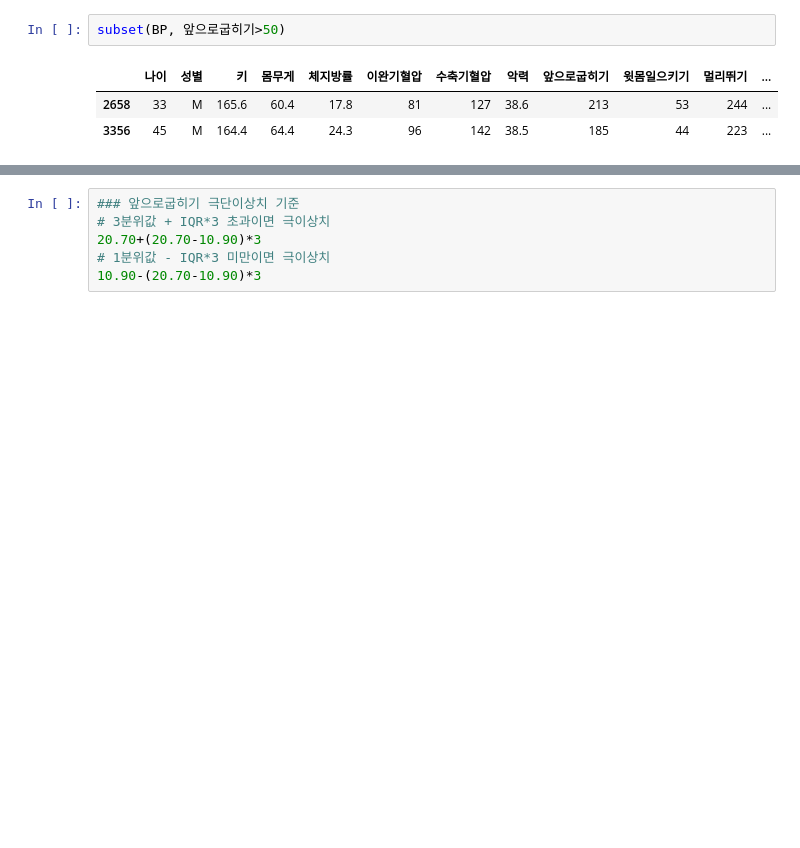
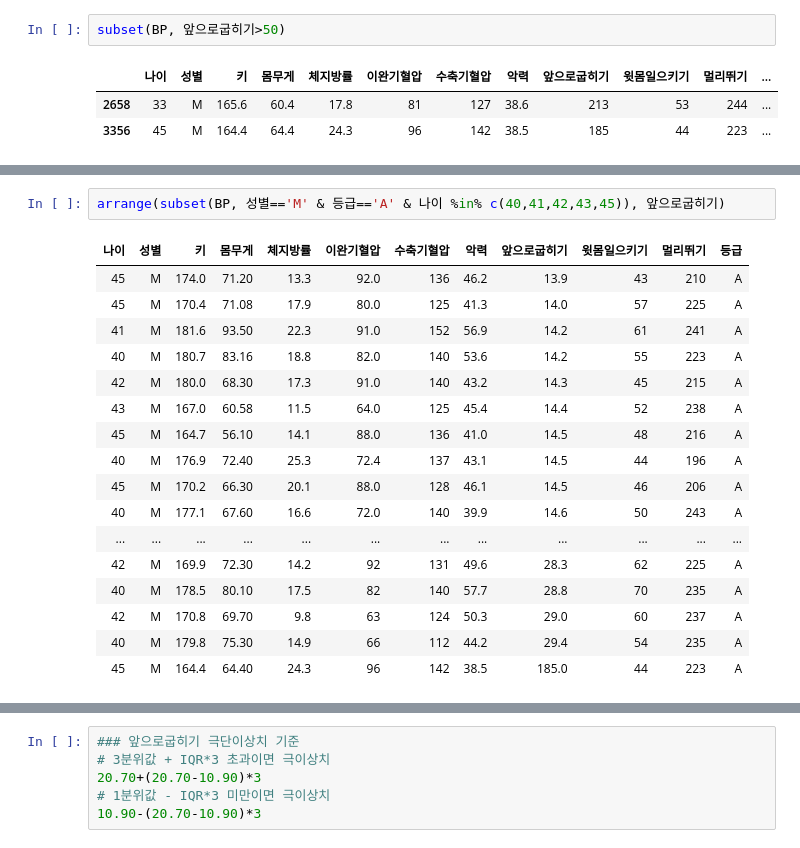
Before and after one commit to swyoo39/R_base, a Jupyter notebook: R_base/220607_BP.ipynb, the cells around one changed output, grey strips where cells are left out. Cells and saved outputs as stored; diff of their text form; blank space fills up the shorter version.

```diff
--- a/R_base/220607_BP.ipynb
+++ b/R_base/220607_BP.ipynb
@@ -52,0 +99,20 @@ boxplot(BP$앞으로굽히기)
+# %%
+arrange(subset(BP, 성별=='M' & 등급=='A' & 나이 %in% c(40,41,42,43,45)), 앞으로굽히기)
+# %% [output]
+| 나이 | 성별 | 키 | 몸무게 | 체지방률 | 이완기혈압 | 수축기혈압 | 악력 | 앞으로굽히기 | 윗몸일으키기 | 멀리뛰기 | 등급 |
+| 45 | M | 174.0 | 71.20 | 13.3 | 92.0 | 136 | 46.2 | 13.9 | 43 | 210 | A |
+| 45 | M | 170.4 | 71.08 | 17.9 | 80.0 | 125 | 41.3 | 14.0 | 57 | 225 | A |
+| 41 | M | 181.6 | 93.50 | 22.3 | 91.0 | 152 | 56.9 | 14.2 | 61 | 241 | A |
+| 40 | M | 180.7 | 83.16 | 18.8 | 82.0 | 140 | 53.6 | 14.2 | 55 | 223 | A |
+| 42 | M | 180.0 | 68.30 | 17.3 | 91.0 | 140 | 43.2 | 14.3 | 45 | 215 | A |
+| 43 | M | 167.0 | 60.58 | 11.5 | 64.0 | 125 | 45.4 | 14.4 | 52 | 238 | A |
+| 45 | M | 164.7 | 56.10 | 14.1 | 88.0 | 136 | 41.0 | 14.5 | 48 | 216 | A |
+| 40 | M | 176.9 | 72.40 | 25.3 | 72.4 | 137 | 43.1 | 14.5 | 44 | 196 | A |
+| 45 | M | 170.2 | 66.30 | 20.1 | 88.0 | 128 | 46.1 | 14.5 | 46 | 206 | A |
+| 40 | M | 177.1 | 67.60 | 16.6 | 72.0 | 140 | 39.9 | 14.6 | 50 | 243 | A |
+| ... | ... | ... | ... | ... | ... | ... | ... | ... | ... | ... | ... |
+| 42 | M | 169.9 | 72.30 | 14.2 | 92 | 131 | 49.6 | 28.3 | 62 | 225 | A |
+| 40 | M | 178.5 | 80.10 | 17.5 | 82 | 140 | 57.7 | 28.8 | 70 | 235 | A |
+| 42 | M | 170.8 | 69.70 | 9.8 | 63 | 124 | 50.3 | 29.0 | 60 | 237 | A |
+| 40 | M | 179.8 | 75.30 | 14.9 | 66 | 112 | 44.2 | 29.4 | 54 | 235 | A |
+| 45 | M | 164.4 | 64.40 | 24.3 | 96 | 142 | 38.5 | 185.0 | 44 | 223 | A |
```
Also changed, not shown: parts of 14 cells of this notebook, 7 other files.
